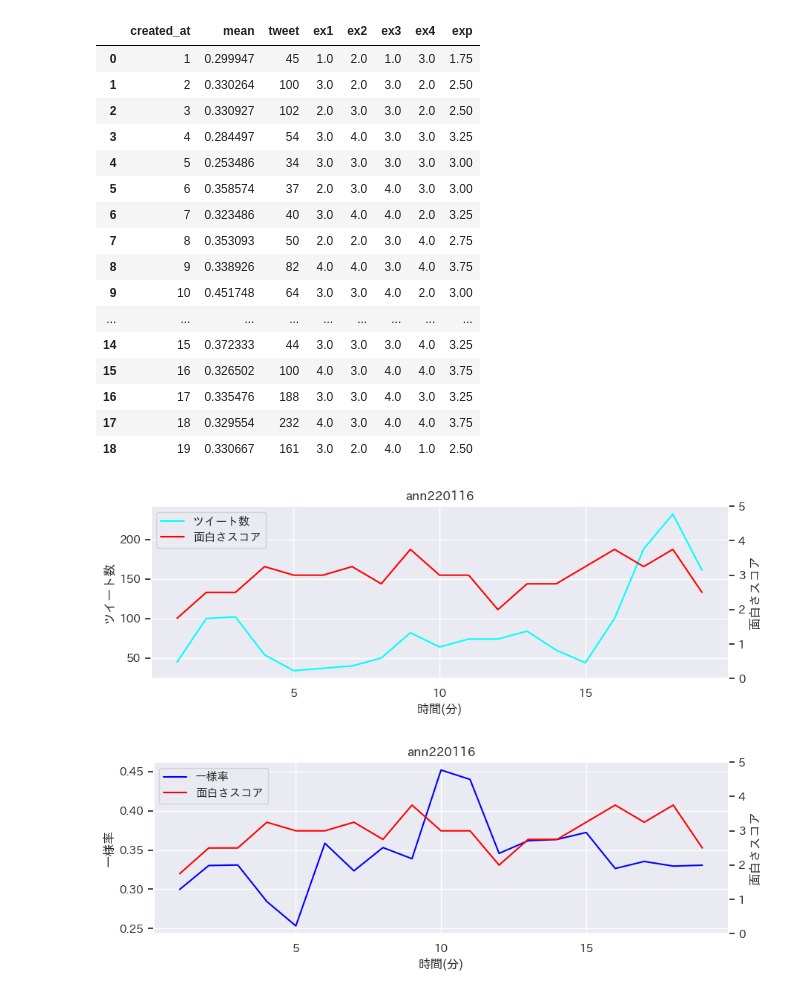
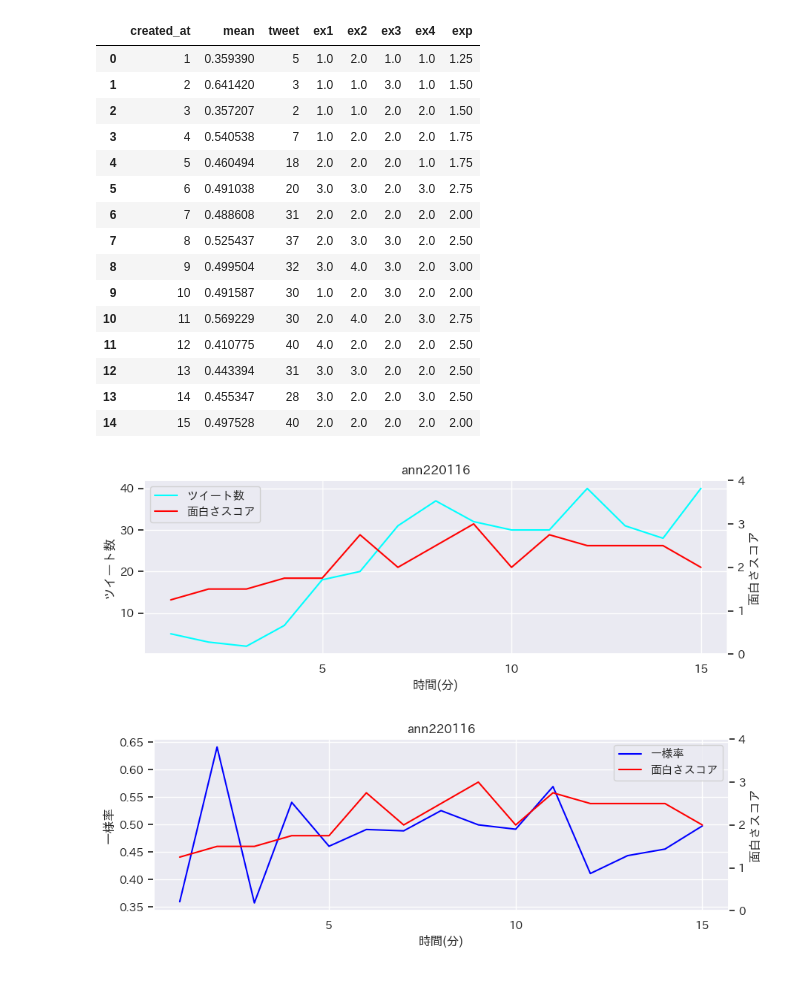
Before and after one commit to Ota1022/DEIM2023, a Jupyter notebook: experiment1/thetrad/analysis.ipynb, the cells around one changed output. Cells and saved outputs as stored; diff of their text form; code cells hidden in the pictures.

```diff
--- a/experiment1/thetrad/analysis.ipynb
+++ b/experiment1/thetrad/analysis.ipynb
@@ -17,13 +17,13 @@ sns.set()
 import japanize_matplotlib
 # %%
 df_0 = pd.read_csv(
-    '/Users/iomacbookair2/Documents/lab/DEIM2023/experiment1/annkw/similarity.csv')
+    '/Users/iomacbookair2/Documents/lab/DEIM2023/experiment1/thetrad/similarity.csv')
 tweet = pd.read_csv(
-    '/Users/iomacbookair2/Documents/lab/DEIM2023/experiment1/annkw/count_exp1.csv')
-ex1 = pd.read_csv('/Users/iomacbookair2/Documents/lab/DEIM2023/experiment1/annkw/audrey_1.csv')
-ex2 = pd.read_csv('/Users/iomacbookair2/Documents/lab/DEIM2023/experiment1/annkw/audrey_2.csv')
-ex3 = pd.read_csv('/Users/iomacbookair2/Documents/lab/DEIM2023/experiment1/annkw/audrey_3.csv')
-ex4 = pd.read_csv('/Users/iomacbookair2/Documents/lab/DEIM2023/experiment1/annkw/audrey_4.csv')
+    '/Users/iomacbookair2/Documents/lab/DEIM2023/experiment1/thetrad/count_exp1.csv')
+ex1 = pd.read_csv('/Users/iomacbookair2/Documents/lab/DEIM2023/experiment1/thetrad/thetrad_1.csv')
+ex2 = pd.read_csv('/Users/iomacbookair2/Documents/lab/DEIM2023/experiment1/thetrad/thetrad_2.csv')
+ex3 = pd.read_csv('/Users/iomacbookair2/Documents/lab/DEIM2023/experiment1/thetrad/thetrad_3.csv')
+ex4 = pd.read_csv('/Users/iomacbookair2/Documents/lab/DEIM2023/experiment1/thetrad/thetrad_4.csv')
 # %%
 df = df_0.copy()
 # df = df.drop(['Unnamed: 0'], axis=1)[72:95].reset_index()
@@ -45,26 +45,25 @@ start_time = datetime.strptime(start_time, '%Y-%m-%d %H:%M:%S')
 df['created_at'] = df['created_at'].apply(lambda x: (
     datetime.strptime(x, '%Y-%m-%d %H:%M:%S') - start_time).total_seconds() / 60 +1)
 df['created_at'] = df['created_at'].apply(lambda x: round(x))
-df = df.loc[:18]
+df = df.loc[:14]
 df
 # %% [output]
 |  | created_at | mean | tweet | ex1 | ex2 | ex3 | ex4 | exp |
-| 0 | 1 | 0.299947 | 45 | 1.0 | 2.0 | 1.0 | 3.0 | 1.75 |
-| 1 | 2 | 0.330264 | 100 | 3.0 | 2.0 | 3.0 | 2.0 | 2.50 |
-| 2 | 3 | 0.330927 | 102 | 2.0 | 3.0 | 3.0 | 2.0 | 2.50 |
-| 3 | 4 | 0.284497 | 54 | 3.0 | 4.0 | 3.0 | 3.0 | 3.25 |
-| 4 | 5 | 0.253486 | 34 | 3.0 | 3.0 | 3.0 | 3.0 | 3.00 |
-| 5 | 6 | 0.358574 | 37 | 2.0 | 3.0 | 4.0 | 3.0 | 3.00 |
-| 6 | 7 | 0.323486 | 40 | 3.0 | 4.0 | 4.0 | 2.0 | 3.25 |
-| 7 | 8 | 0.353093 | 50 | 2.0 | 2.0 | 3.0 | 4.0 | 2.75 |
-| 8 | 9 | 0.338926 | 82 | 4.0 | 4.0 | 3.0 | 4.0 | 3.75 |
-| 9 | 10 | 0.451748 | 64 | 3.0 | 3.0 | 4.0 | 2.0 | 3.00 |
-| ... | ... | ... | ... | ... | ... | ... | ... | ... |
-| 14 | 15 | 0.372333 | 44 | 3.0 | 3.0 | 3.0 | 4.0 | 3.25 |
-| 15 | 16 | 0.326502 | 100 | 4.0 | 3.0 | 4.0 | 4.0 | 3.75 |
-| 16 | 17 | 0.335476 | 188 | 3.0 | 3.0 | 4.0 | 3.0 | 3.25 |
-| 17 | 18 | 0.329554 | 232 | 4.0 | 3.0 | 4.0 | 4.0 | 3.75 |
-| 18 | 19 | 0.330667 | 161 | 3.0 | 2.0 | 4.0 | 1.0 | 2.50 |
+| 0 | 1 | 0.359390 | 5 | 1.0 | 2.0 | 1.0 | 1.0 | 1.25 |
+| 1 | 2 | 0.641420 | 3 | 1.0 | 1.0 | 3.0 | 1.0 | 1.50 |
+| 2 | 3 | 0.357207 | 2 | 1.0 | 1.0 | 2.0 | 2.0 | 1.50 |
+| 3 | 4 | 0.540538 | 7 | 1.0 | 2.0 | 2.0 | 2.0 | 1.75 |
+| 4 | 5 | 0.460494 | 18 | 2.0 | 2.0 | 2.0 | 1.0 | 1.75 |
+| 5 | 6 | 0.491038 | 20 | 3.0 | 3.0 | 2.0 | 3.0 | 2.75 |
+| 6 | 7 | 0.488608 | 31 | 2.0 | 2.0 | 2.0 | 2.0 | 2.00 |
+| 7 | 8 | 0.525437 | 37 | 2.0 | 3.0 | 3.0 | 2.0 | 2.50 |
+| 8 | 9 | 0.499504 | 32 | 3.0 | 4.0 | 3.0 | 2.0 | 3.00 |
+| 9 | 10 | 0.491587 | 30 | 1.0 | 2.0 | 3.0 | 2.0 | 2.00 |
+| 10 | 11 | 0.569229 | 30 | 2.0 | 4.0 | 2.0 | 3.0 | 2.75 |
+| 11 | 12 | 0.410775 | 40 | 4.0 | 2.0 | 2.0 | 2.0 | 2.50 |
+| 12 | 13 | 0.443394 | 31 | 3.0 | 3.0 | 2.0 | 2.0 | 2.50 |
+| 13 | 14 | 0.455347 | 28 | 3.0 | 2.0 | 2.0 | 3.0 | 2.50 |
+| 14 | 15 | 0.497528 | 40 | 2.0 | 2.0 | 2.0 | 2.0 | 2.00 |
 # %%
 fig, ax = plt.subplots(figsize=(10, 3))
 ax.set_xlabel('時間(分)')
@@ -81,7 +80,7 @@ ax.set_xticks(range(0, raw_num+1, 5))
 ax.plot(df['created_at'], df['tweet'], color='cyan', label='ツイート数')
 
 ax2 = ax.twinx()
-ax2.set_ylim(0, 5)
+ax2.set_ylim(0, 4)
 ax2.set_ylabel("面白さスコア")
 ax2.tick_params(axis='y')
 ax2.plot(df['created_at'], df['exp'],
@@ -92,37 +91,37 @@ h1, l1 = ax.get_legend_handles_labels()
 h2, l2 = ax2.get_legend_handles_labels()
 ax.legend(h1+h2, l1+l2, loc='upper left')
 
-plt.savefig("tweet_similarity")
+plt.savefig("interesting_tweet")
 # %% [output]
-[figure, old version]
+[figure, new version]
 # %%
 fig, ax = plt.subplots(figsize=(10, 3))
 ax.set_xlabel('時間(分)')
 ax.set_ylabel('一様率')
 ax.set_title("ann220116")
 # ax.grid(False)
 ax.tick_params(axis='x')
 ax.tick_params(axis='y')
 raw_num = len(df)
 ax.set_xticks(range(0, raw_num+1, 5))
 # ax.set_xlim(-0.5, raw_num+0.5)
 # ax.set_xticks(range(0, raw_num+1, 1))
 
 # ax.set_ylim(0, 0.6)
 ax.plot(df['created_at'], df['mean'], color='blue', label='一様率')
 
 ax2 = ax.twinx()
-ax2.set_ylim(0, 5)
+ax2.set_ylim(0, 4)
 ax2.set_ylabel("面白さスコア")
 ax2.tick_params(axis='y')
 ax2.plot(df['created_at'], df['exp'],
          color='red', label='面白さスコア')
 ax2.grid(False)
 
 h1, l1 = ax.get_legend_handles_labels()
 h2, l2 = ax2.get_legend_handles_labels()
-ax.legend(h1+h2, l1+l2, loc='upper left')
+ax.legend(h1+h2, l1+l2, loc='upper right')
 
 plt.savefig("interesting_similarity")
 # %% [output]
-[figure, old version]
+[figure, new version]
```
Also changed, not shown: 11 other files.
